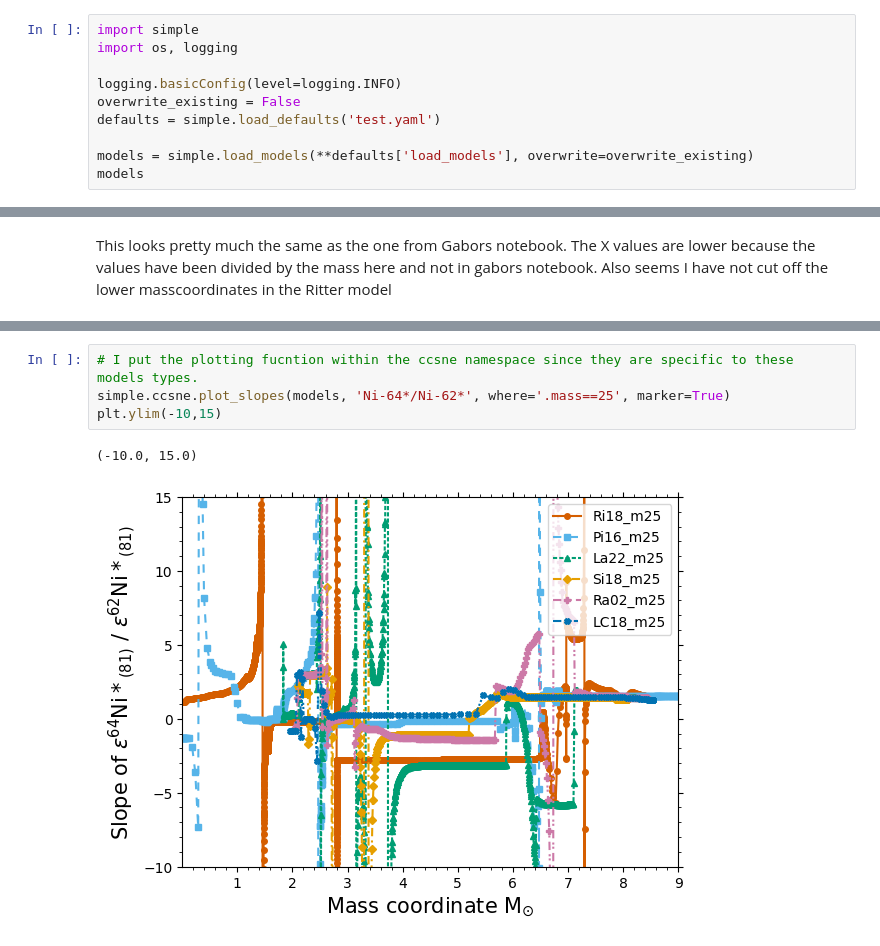
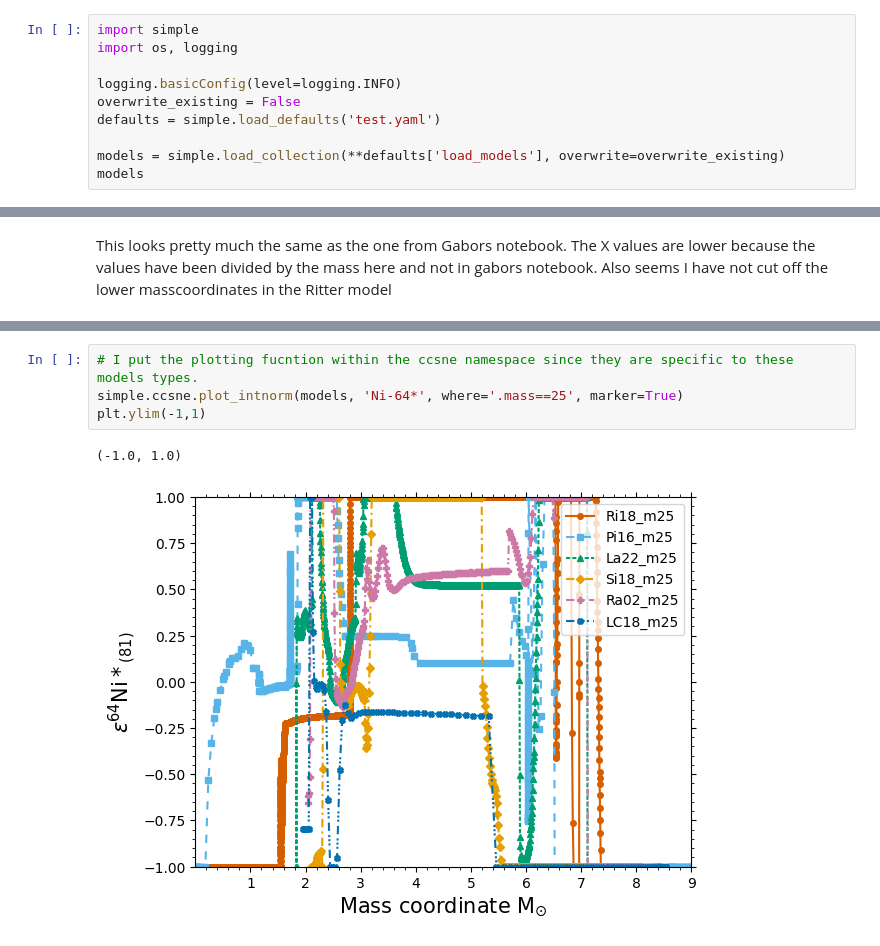
Before and after one commit to mattias-ek/SIMPLE, a Jupyter notebook: notebooks/simple_mattias_version.ipynb, the cells around one changed output, grey strips where cells are left out. Saved outputs shown, nothing was run; the diff lists cells and outputs as text.

Commit message:
A whole bunch of stuff including the rose diagrams

```diff
--- a/notebooks/simple_mattias_version.ipynb
+++ b/notebooks/simple_mattias_version.ipynb
@@ -8,6 +8,6 @@ logging.basicConfig(level=logging.INFO)
 overwrite_existing = False
 defaults = simple.load_defaults('test.yaml')
 
-models = simple.load_models(**defaults['load_models'], overwrite=overwrite_existing)
+models = simple.load_collection(**defaults['load_models'], overwrite=overwrite_existing)
 models
 # %% [output]
@@ -139,8 +138,8 @@ plt.show()
 # %%
 # I put the plotting fucntion within the ccsne namespace since they are specific to these models types.
-simple.ccsne.plot_slopes(models, 'Ni-64*/Ni-62*', where='.mass==25', marker=True)
-plt.ylim(-10,15)
+simple.ccsne.plot_intnorm(models, 'Ni-64*', where='.mass==25', marker=True)
+plt.ylim(-1,1)
 # %% [output]
-(-10.0, 15.0)
+(-1.0, 1.0)
-[figure, old version]
+[figure, new version]
 # %%
```
Also changed, not shown: parts of 8 cells of this notebook, 30 other files.
